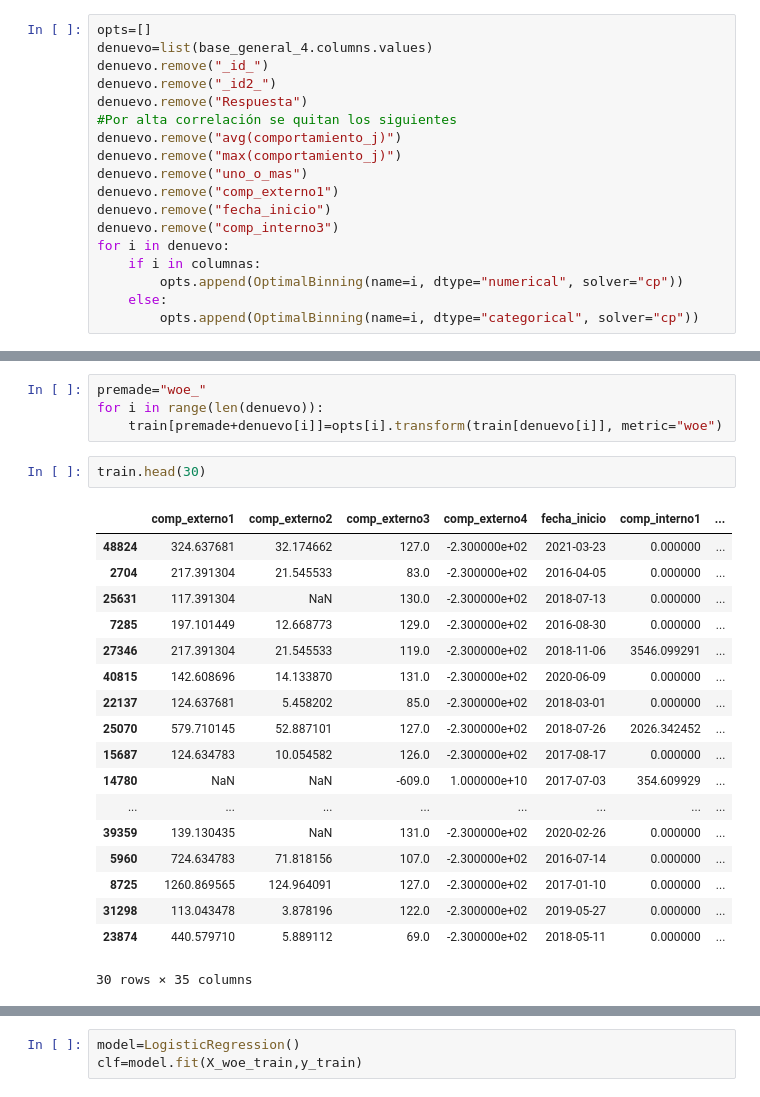
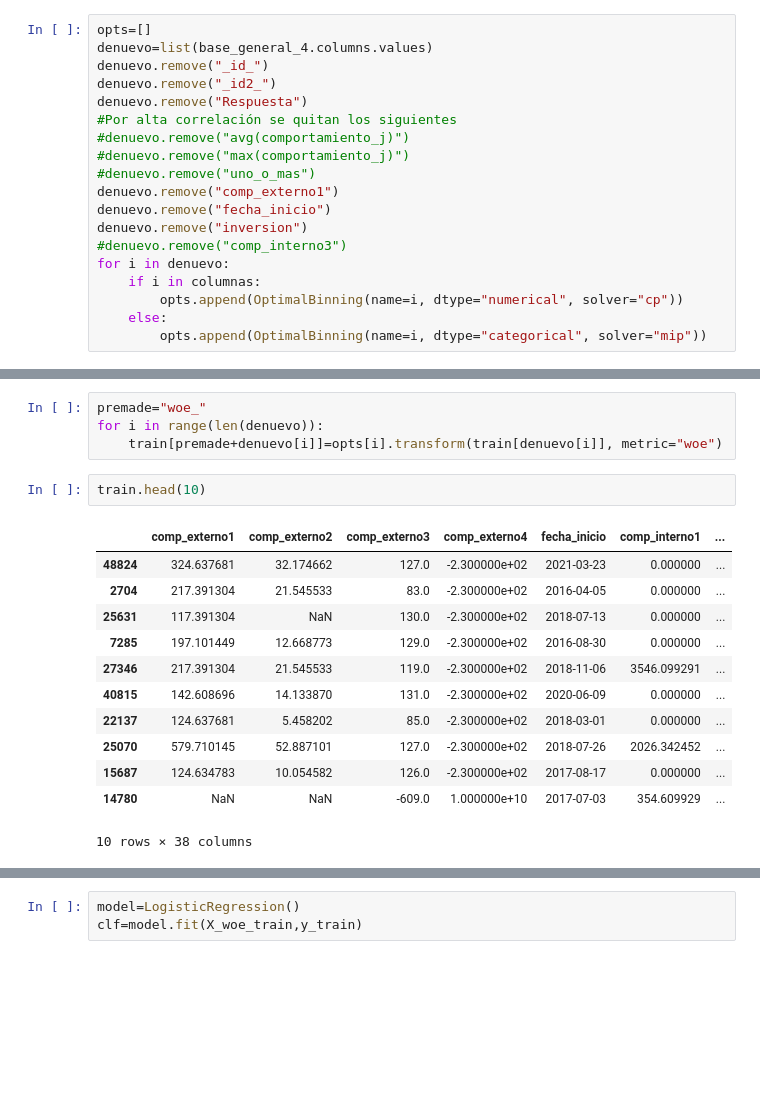
Before and after one commit to BrianPgz/HomeWork1_ML, a Jupyter notebook: Tarea2.ipynb, the cells around one changed output, grey strips where cells are left out. Cells and saved outputs as stored; diff of their text form; blank space fills up the shorter version.

```diff
--- a/Tarea2.ipynb
+++ b/Tarea2.ipynb
@@ -365,17 +367,18 @@ denuevo.remove("_id_")
 denuevo.remove("_id2_")
 denuevo.remove("Respuesta")
 #Por alta correlación se quitan los siguientes
-denuevo.remove("avg(comportamiento_j)")
-denuevo.remove("max(comportamiento_j)")
-denuevo.remove("uno_o_mas")
+#denuevo.remove("avg(comportamiento_j)")
+#denuevo.remove("max(comportamiento_j)")
+#denuevo.remove("uno_o_mas")
 denuevo.remove("comp_externo1")
 denuevo.remove("fecha_inicio")
-denuevo.remove("comp_interno3")
+denuevo.remove("inversion")
+#denuevo.remove("comp_interno3")
 for i in denuevo:
     if i in columnas:
         opts.append(OptimalBinning(name=i, dtype="numerical", solver="cp"))
     else:
-        opts.append(OptimalBinning(name=i, dtype="categorical", solver="cp"))
+        opts.append(OptimalBinning(name=i, dtype="categorical", solver="mip"))
 # %%
 for i in range(len(denuevo)):
     opts[i].fit(train[denuevo[i]],y)
@@ -384,26 +387,20 @@ premade="woe_"
 for i in range(len(denuevo)):
     train[premade+denuevo[i]]=opts[i].transform(train[denuevo[i]], metric="woe")
 # %%
-train.head(30)
+train.head(10)
 # %% [output]
 |  | comp_externo1 | comp_externo2 | comp_externo3 | comp_externo4 | fecha_inicio | comp_interno1 | ... |
 | 48824 | 324.637681 | 32.174662 | 127.0 | -2.300000e+02 | 2021-03-23 | 0.000000 | ... |
 | 2704 | 217.391304 | 21.545533 | 83.0 | -2.300000e+02 | 2016-04-05 | 0.000000 | ... |
 | 25631 | 117.391304 | NaN | 130.0 | -2.300000e+02 | 2018-07-13 | 0.000000 | ... |
 | 7285 | 197.101449 | 12.668773 | 129.0 | -2.300000e+02 | 2016-08-30 | 0.000000 | ... |
 | 27346 | 217.391304 | 21.545533 | 119.0 | -2.300000e+02 | 2018-11-06 | 3546.099291 | ... |
 | 40815 | 142.608696 | 14.133870 | 131.0 | -2.300000e+02 | 2020-06-09 | 0.000000 | ... |
 | 22137 | 124.637681 | 5.458202 | 85.0 | -2.300000e+02 | 2018-03-01 | 0.000000 | ... |
 | 25070 | 579.710145 | 52.887101 | 127.0 | -2.300000e+02 | 2018-07-26 | 2026.342452 | ... |
 | 15687 | 124.634783 | 10.054582 | 126.0 | -2.300000e+02 | 2017-08-17 | 0.000000 | ... |
 | 14780 | NaN | NaN | -609.0 | 1.000000e+10 | 2017-07-03 | 354.609929 | ... |
-| ... | ... | ... | ... | ... | ... | ... | ... |
-| 39359 | 139.130435 | NaN | 131.0 | -2.300000e+02 | 2020-02-26 | 0.000000 | ... |
-| 5960 | 724.634783 | 71.818156 | 107.0 | -2.300000e+02 | 2016-07-14 | 0.000000 | ... |
-| 8725 | 1260.869565 | 124.964091 | 127.0 | -2.300000e+02 | 2017-01-10 | 0.000000 | ... |
-| 31298 | 113.043478 | 3.878196 | 122.0 | -2.300000e+02 | 2019-05-27 | 0.000000 | ... |
-| 23874 | 440.579710 | 5.889112 | 69.0 | -2.300000e+02 | 2018-05-11 | 0.000000 | ... |
-30 rows × 35 columns
+10 rows × 38 columns
 # %%
 corr = train.iloc[:,21:].corr()
 
```
Also changed, not shown: parts of 7 cells of this notebook.
